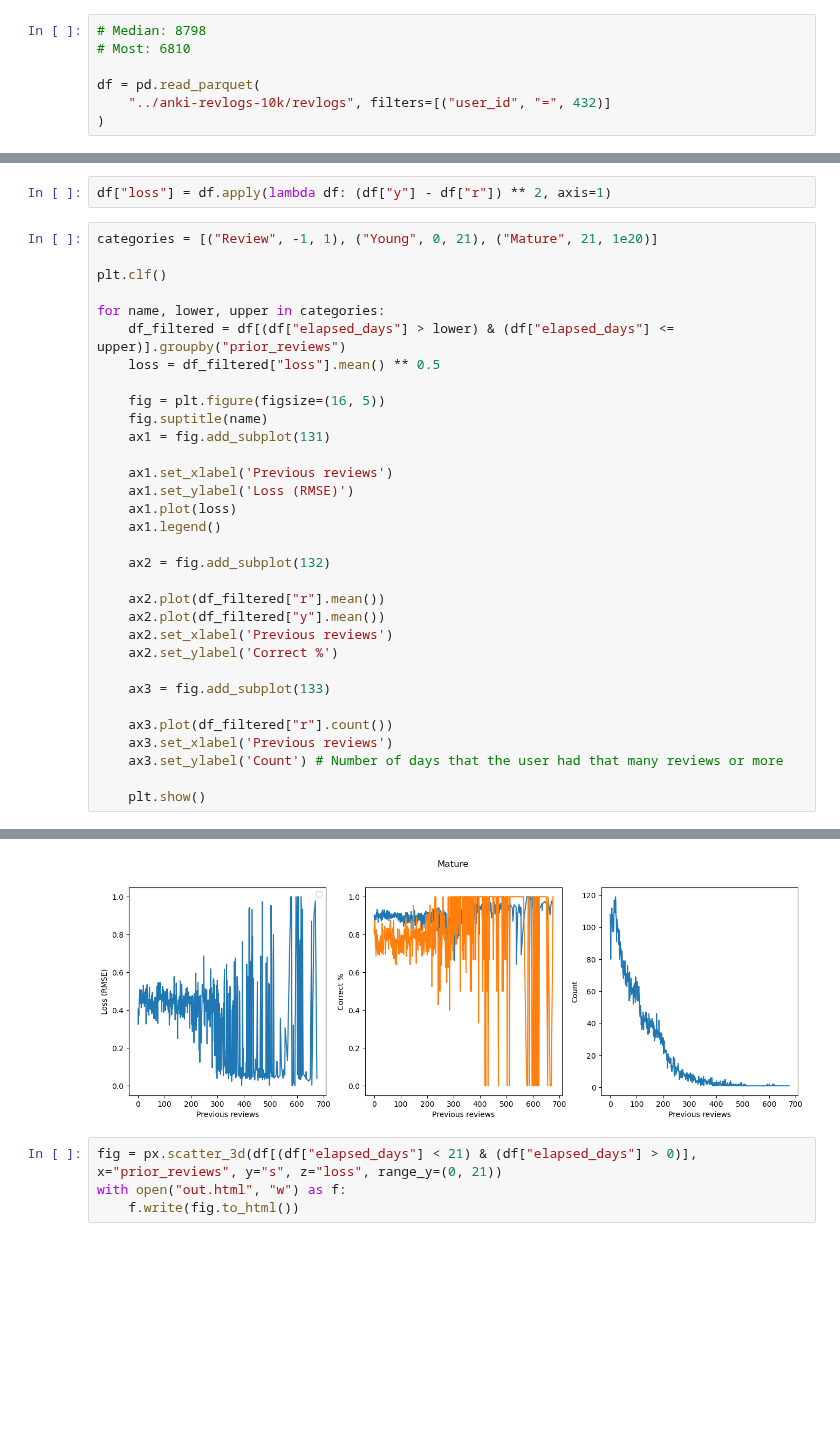
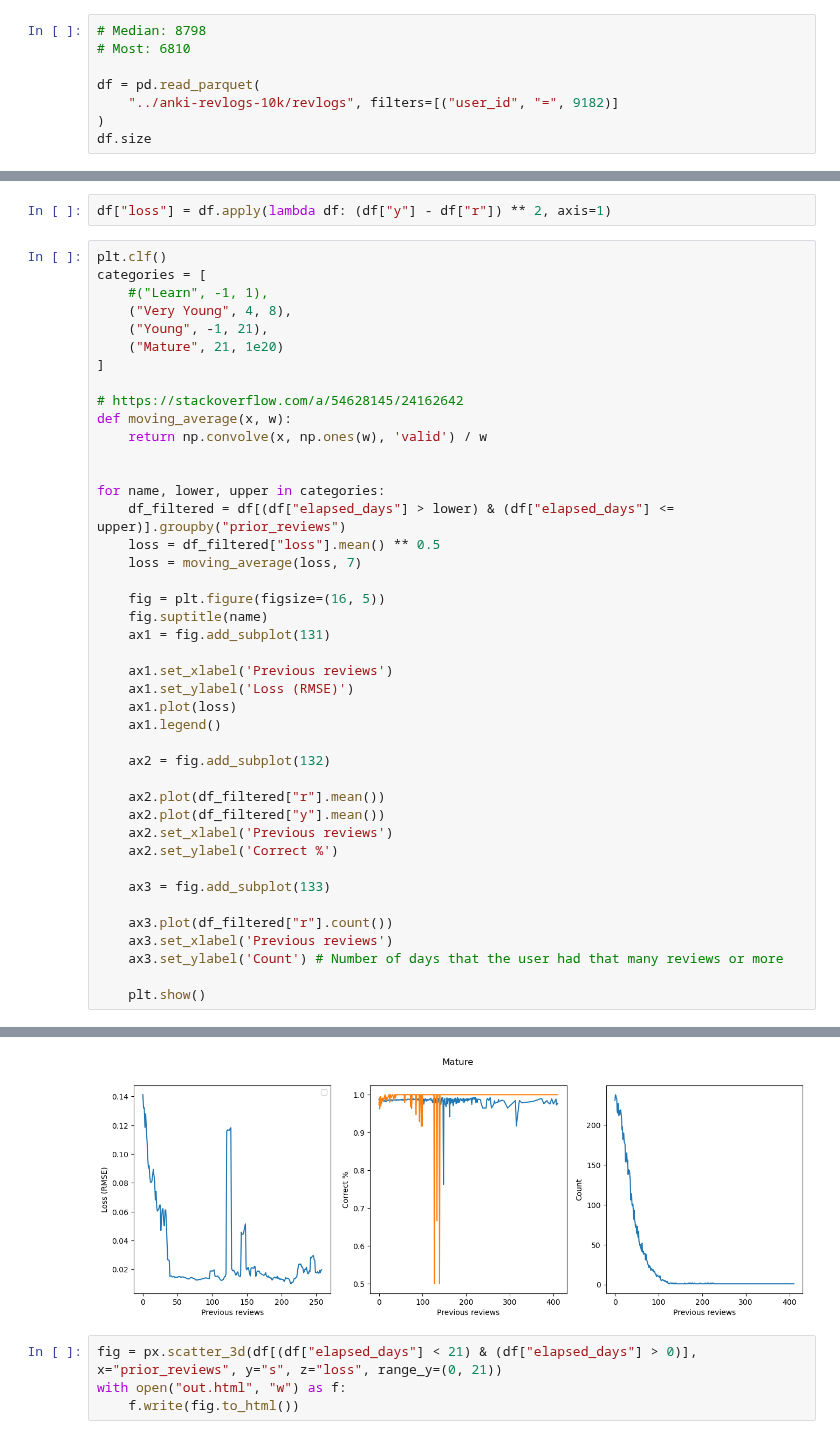
Before and after one commit to Luc-Mcgrady/anki-10k-notebooks, a Jupyter notebook: fatigue.ipynb, the cells around one changed output, grey strips where cells are left out. Drawn from its saved outputs; the diff is of its cells as text; blank space fills up the shorter version.

Commit message:
moving average

```diff
--- a/fatigue.ipynb
+++ b/fatigue.ipynb
@@ -17,5 +17,6 @@ tqdm.pandas()
 # Most: 6810
 
 df = pd.read_parquet(
-    "../anki-revlogs-10k/revlogs", filters=[("user_id", "=", 432)]
+    "../anki-revlogs-10k/revlogs", filters=[("user_id", "=", 9182)]
 )
+df.size
@@ -200,13 +179,23 @@ df[df["r"] < 1]
 # %%
 df["loss"] = df.apply(lambda df: (df["y"] - df["r"]) ** 2, axis=1)
 # %%
-categories = [("Review", -1, 1), ("Young", 0, 21), ("Mature", 21, 1e20)]
+plt.clf()
+categories = [
+    #("Learn", -1, 1),
+    ("Very Young", 4, 8),
+    ("Young", -1, 21),
+    ("Mature", 21, 1e20)
+]
 
-plt.clf()
+# https://stackoverflow.com/a/54628145/24162642
+def moving_average(x, w):
+    return np.convolve(x, np.ones(w), 'valid') / w
+
 
 for name, lower, upper in categories:
     df_filtered = df[(df["elapsed_days"] > lower) & (df["elapsed_days"] <= upper)].groupby("prior_reviews")
     loss = df_filtered["loss"].mean() ** 0.5
+    loss = moving_average(loss, 7)
 
     fig = plt.figure(figsize=(16, 5))
     fig.suptitle(name)
@@ -238,4 +227,4 @@ for name, lower, upper in categories:
-[figure, old version]
+[figure, new version]
 # %%
 fig = px.scatter_3d(df[(df["elapsed_days"] < 21) & (df["elapsed_days"] > 0)], x="prior_reviews", y="s", z="loss", range_y=(0, 21))
 with open("out.html", "w") as f:
```
Also changed, not shown: parts of 7 cells of this notebook, 1 other file.
